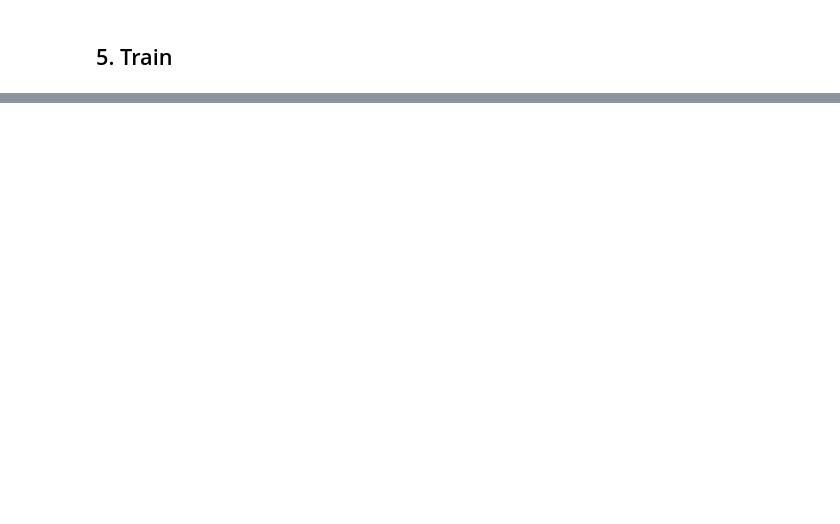
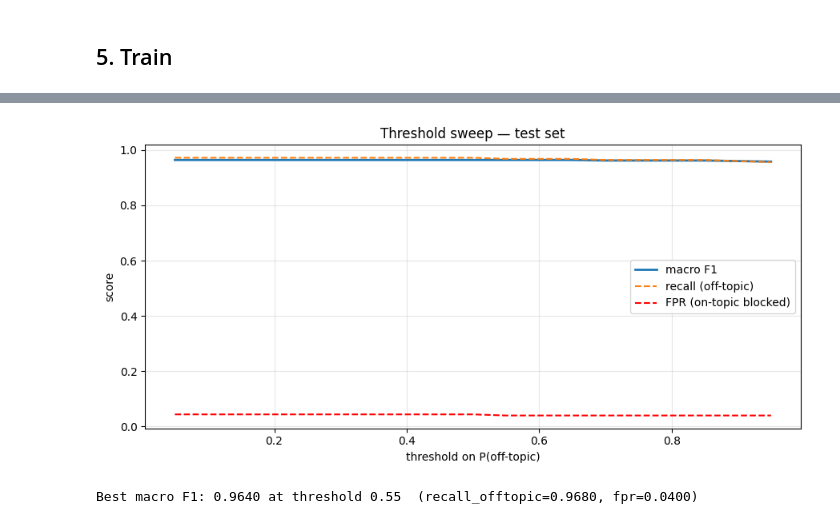
Before and after one commit to abhishek022k/Domain-Constrained-Chatbot-Guardrails, a Jupyter notebook: S1_Classifiers/Input_Classifier.ipynb, the cells around one changed output, grey strips where cells are left out. Drawn from its saved outputs; the diff is of its cells as text; code cells hidden in the pictures; blank space fills up the shorter version.

```diff
--- a/S1_Classifiers/Input_Classifier.ipynb
+++ b/S1_Classifiers/Input_Classifier.ipynb
@@ -451,0 +400,33 @@ for h in cm_cb.history:
+# %%
+# Threshold sweep — track macro-F1 to pick the right operating point
+thresholds = np.linspace(0.05, 0.95, 19)
+sweep = []
+for t in thresholds:
+    p = (prob_offtopic >= t).astype(int)
+    cm = confusion_matrix(test_labels, p, labels=[0, 1])
+    tn, fp, fn, tp = cm.ravel()
+    rec_off = tp / (tp + fn) if (tp + fn) else 0.0
+    prec_off = tp / (tp + fp) if (tp + fp) else 0.0
+    f1_off = 2*prec_off*rec_off/(prec_off+rec_off) if (prec_off+rec_off) else 0.0
+    rec_on = tn / (tn + fp) if (tn + fp) else 0.0
+    prec_on = tn / (tn + fn) if (tn + fn) else 0.0
+    f1_on = 2*prec_on*rec_on/(prec_on+rec_on) if (prec_on+rec_on) else 0.0
+    sweep.append({"thr": t, "f1_offtopic": f1_off, "f1_ontopic": f1_on,
+                  "f1_macro": (f1_off + f1_on) / 2,
+                  "recall_offtopic": rec_off, "fpr": fp/(fp+tn) if (fp+tn) else 0.0})
+sweep_df = pd.DataFrame(sweep)
+
+fig, ax = plt.subplots(figsize=(9, 4.5))
+ax.plot(sweep_df["thr"], sweep_df["f1_macro"], label="macro F1", lw=2)
+ax.plot(sweep_df["thr"], sweep_df["recall_offtopic"], label="recall (off-topic)", lw=1.5, ls="--")
+ax.plot(sweep_df["thr"], sweep_df["fpr"], label="FPR (on-topic blocked)", lw=1.5, ls="--", color="red")
+ax.set_xlabel("threshold on P(off-topic)"); ax.set_ylabel("score")
+ax.set_title("Threshold sweep — test set"); ax.legend(); ax.grid(alpha=0.3)
+plt.tight_layout(); plt.show()
+
+best = sweep_df.loc[sweep_df["f1_macro"].idxmax()]
+print(f"Best macro F1: {best['f1_macro']:.4f} at threshold {best['thr']:.2f}  "
+      f"(recall_offtopic={best['recall_offtopic']:.4f}, fpr={best['fpr']:.4f})")
+# %% [output]
+[figure, added]
+Best macro F1: 0.9640 at threshold 0.55  (recall_offtopic=0.9680, fpr=0.0400)
```
Also changed, not shown: parts of 32 cells of this notebook, 1 other file.
